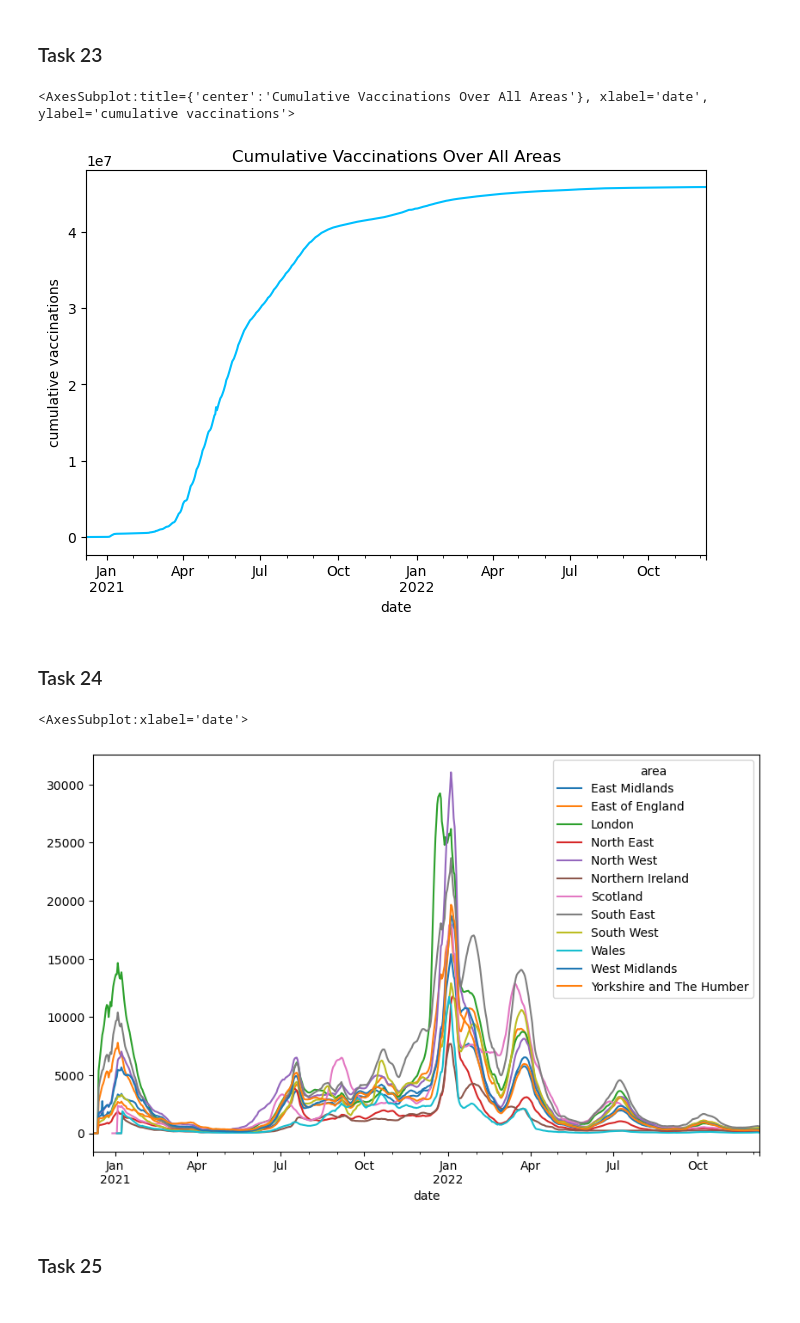
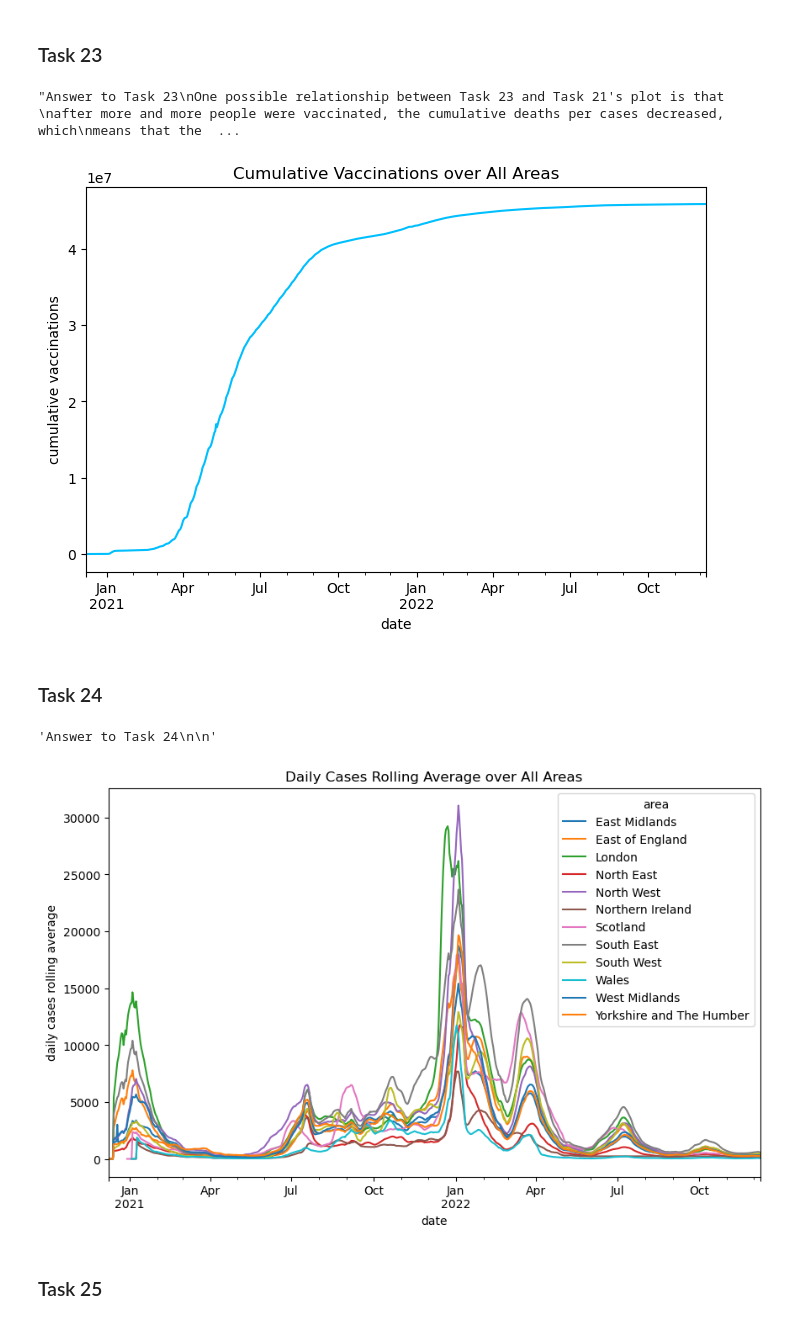
Before and after one commit to congrendai/CW2_for_computer_programing, a Jupyter notebook: CW2_A1.ipynb, the cells around one changed output. Saved outputs shown, nothing was run; the diff lists cells and outputs as text; code cells hidden in the pictures.

```diff
--- a/CW2_A1.ipynb
+++ b/CW2_A1.ipynb
@@ -403,7 +403,7 @@ could be people were getting vaccinated at that time.
 cumulative_vaccinations_over_all_areas = covid_data.groupby("date")["cumulative_vaccinated"].sum()
 
 # 2.0 Plot to intermediate dataframe
-cumulative_vaccinations_over_all_areas.plot(title = "Cumulative Vaccinations Over All Areas", ylabel = "cumulative vaccinations", figsize = (8,5), color = "deepskyblue")
+cumulative_vaccinations_over_all_areas.plot(title = "Cumulative Vaccinations over All Areas", ylabel = "cumulative vaccinations", figsize = (8,5), color = "deepskyblue")
 
 """Answer to Task 23
 One possible relationship between Task 23 and Task 21's plot is that
@@ -412,16 +412,35 @@ means that the vaccination could be effective in reducing the deaths and the sit
 pandemic was under control.
 """
 # %% [output]
-<AxesSubplot:title={'center':'Cumulative Vaccinations Over All Areas'}, xlabel='date', ylabel='cumulative vaccinations'>
+"Answer to Task 23\nOne possible relationship between Task 23 and Task 21's plot is that \nafter more and more people were vaccinated, the cumulative deaths per cases decreased, which\nmeans that the  ...
 [figure]
 # %% [markdown]
 ### Task 24
-# %%
-daily_cases_rolling_average_separated_by_areas = covid_data.groupby(["date","area"])["daily_cases_roll_avg"].sum().unstack()
-daily_cases_rolling_average_separated_by_areas.plot(figsize=(10, 6))
-# %% [output]
-<AxesSubplot:xlabel='date'>
-[figure, removed]
+# %%
+# 1.0 Intermediate dataframe
+daily_cases_rolling_average_separated_by_areas = covid_data.groupby(["date","area"])["daily_cases_roll_avg"].sum().unstack()
+
+# 2.0 Plot to intermediate dataframe
+daily_cases_rolling_average_separated_by_areas.plot(figsize=(10, 6), title = "Daily Cases Rolling Average over All Areas", ylabel="daily cases rolling average", xlabel="date")
+
+"""
+Answer to Task 24
+
+There are two areas that seem to escape the trend of the daily cases rolling average,
+namely Northern Ireland and Scotland.
+
+I filled with empty values for Northern Ireland from 2022/5/20 to 2022/12/08 and
+for Scotland from 2022/12/04 to 2022/12/08. By looking at the data that was before
+2022/5/20 of Northern Ireland, Northern Ireland did not have as many as peak cases
+from July 2021 to the beginning of January 2022 as the other areas. and by looking
+at the data that was before 2022/12/04 of Scotland, Scotland did not have as many as
+peak cases as the other areas from April 2022 to the end of 2022.
+
+
+"""
+# %% [output]
+'Answer to Task 24\n\n'
+[figure, added]
 # %% [markdown]
 ### Task 25
 # %% [markdown]
```
Also changed, not shown: parts of 3 cells of this notebook, 2 other files.
